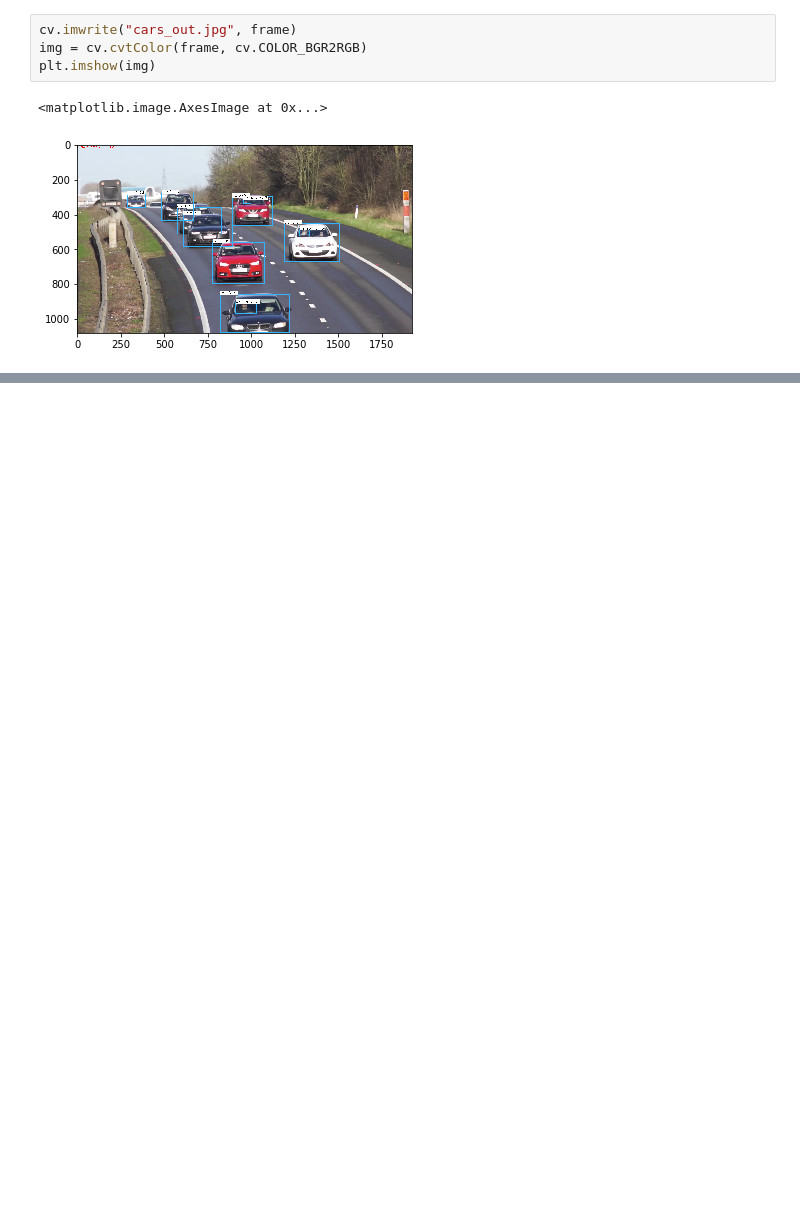
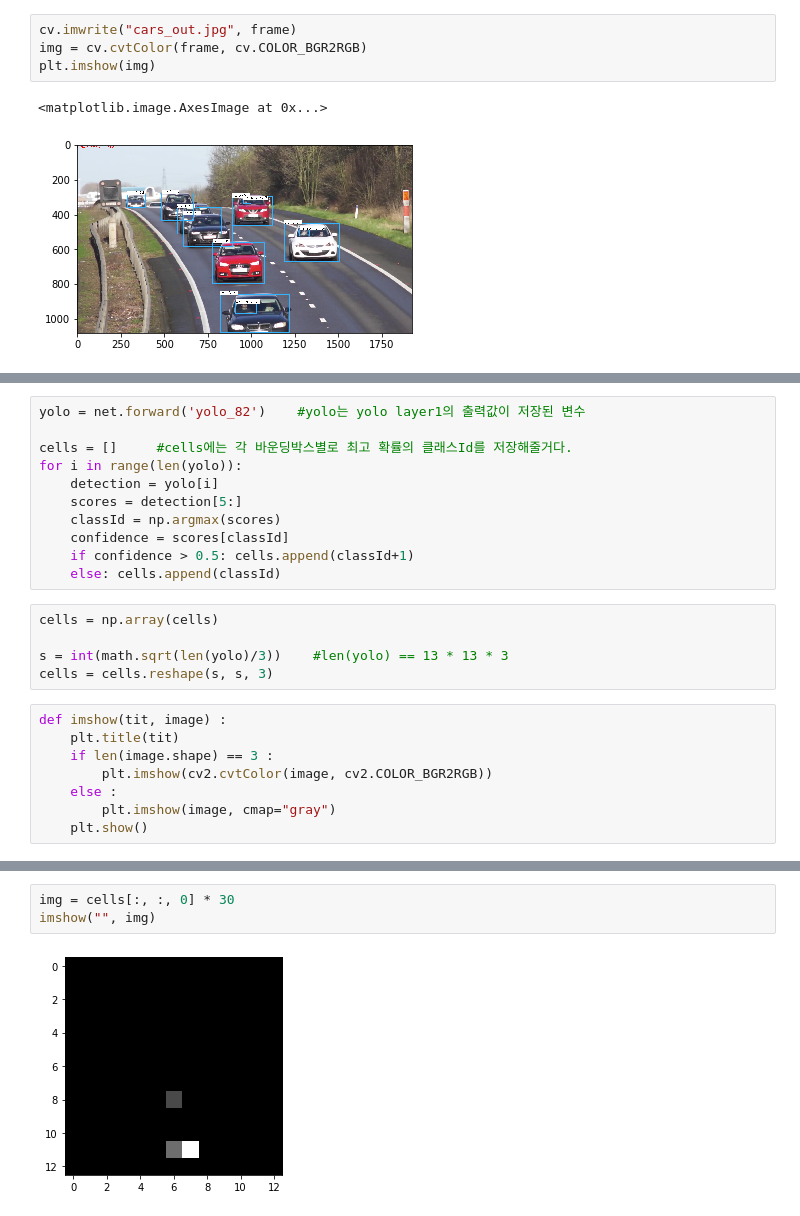
Before and after one commit to soothingni/ImageAI, a Jupyter notebook: ipynb/0.class/05_DARKNET/0129_YOLO.ipynb, the cells around one changed output, grey strips where cells are left out. Saved outputs shown, nothing was run; the diff lists cells and outputs as text; blank space fills up the shorter version.

```diff
--- a/ipynb/0.class/05_DARKNET/0129_YOLO.ipynb
+++ b/ipynb/0.class/05_DARKNET/0129_YOLO.ipynb
@@ -236,0 +350,24 @@ plt.imshow(img)
+# %%
+yolo = net.forward('yolo_82')    #yolo는 yolo layer1의 출력값이 저장된 변수
+
+cells = []     #cells에는 각 바운딩박스별로 최고 확률의 클래스Id를 저장해줄거다.
+for i in range(len(yolo)):
+    detection = yolo[i]
+    scores = detection[5:]
+    classId = np.argmax(scores)
+    confidence = scores[classId]
+    if confidence > 0.5: cells.append(classId+1)
+    else: cells.append(classId)
+# %%
+cells = np.array(cells)
+
+s = int(math.sqrt(len(yolo)/3))    #len(yolo) == 13 * 13 * 3
+cells = cells.reshape(s, s, 3)
+# %%
+def imshow(tit, image) :
+    plt.title(tit)
+    if len(image.shape) == 3 :
+        plt.imshow(cv2.cvtColor(image, cv2.COLOR_BGR2RGB))
+    else :
+        plt.imshow(image, cmap="gray")
+    plt.show()
@@ -236,0 +400,5 @@ plt.imshow(img)
+# %%
+img = cells[:, :, 0] * 30
+imshow("", img)
+# %% [output]
+[figure, added]
```
Also changed, not shown: parts of 13 cells of this notebook, 20 other files.
